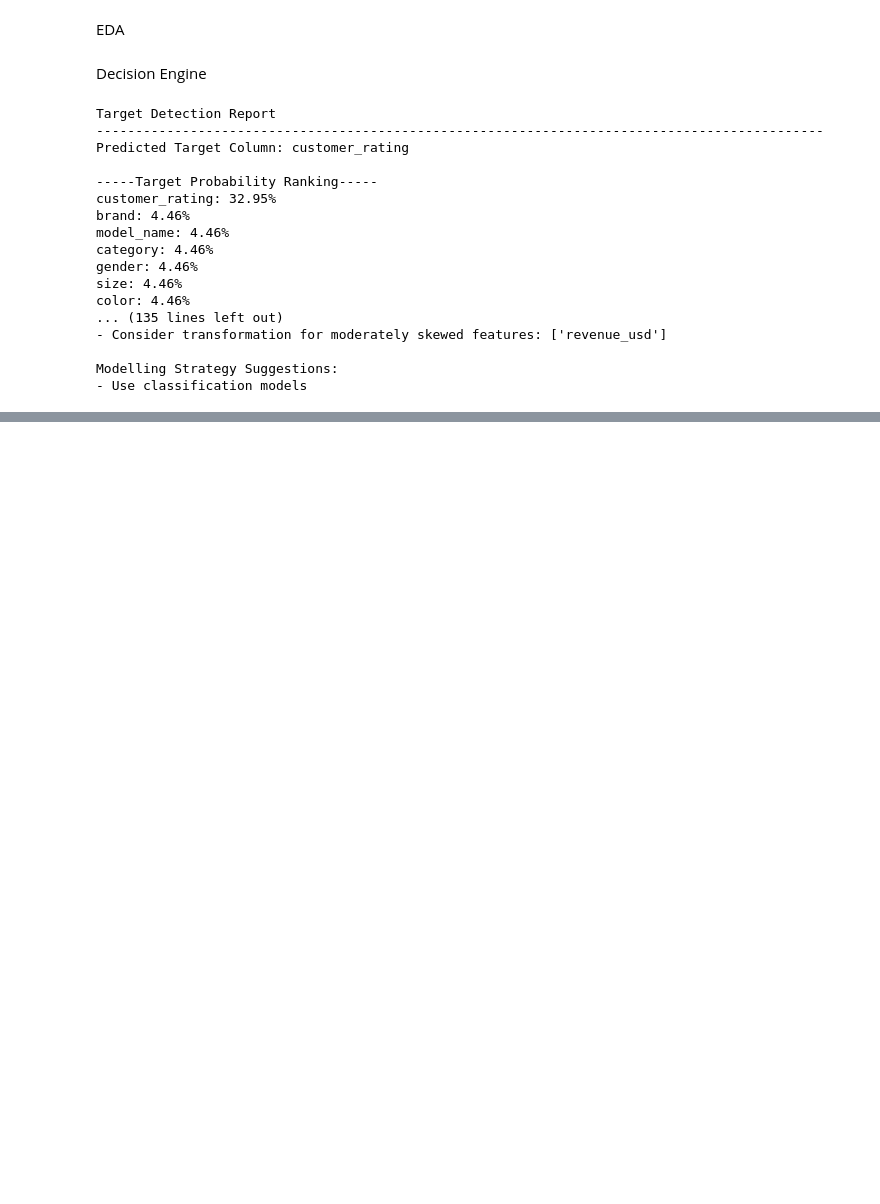
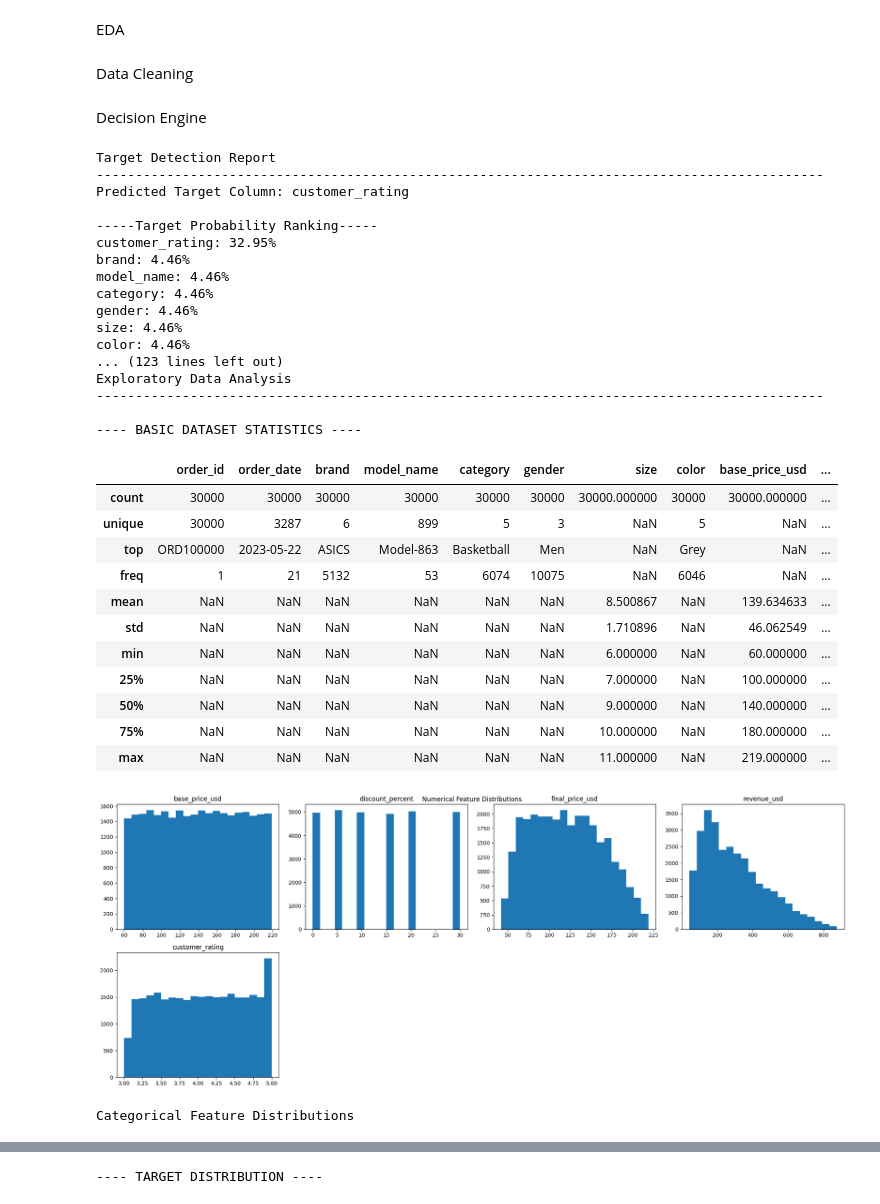
Before and after one commit to AniketDomadiya/offline-agentic-data-scientist, a Jupyter notebook: eda3.ipynb, the cells around one changed output, grey strips where cells are left out. Saved outputs shown, nothing was run; the diff lists cells and outputs as text; code cells hidden in the pictures; blank space fills up the shorter version.

```diff
--- a/eda3.ipynb
+++ b/eda3.ipynb
@@ -16,6 +16,11 @@ dataset_size_threshold = 500
 datetime_column_conversion_threshold = 0.8
 categorical_column_unique_ratio_threshold = 0.05
 categorical_column_value_range_threshold = 20
+missing_col_threshold_for_cleaning=0.40
+missing_row_threshold_for_cleaning=0.40
+high_cardinality_threshold_for_cleaning=50
+correlation_threshold_for_cleaning=0.90
+missing_target_col_threshold_for_cleaning=0.05
 # %%
 import pandas as pd
 from matplotlib import pyplot as plt
@@ -163,9 +170,6 @@ def explain_target_choice(target, scores):
 # %% [markdown]
 Signal Extraction
 # %%
-import warnings
-
-
 def extract_dataset_overview(df):
     return {
         "dataset_size": {"rows": int(df.shape[0]), "cols": int(df.shape[1])},
@@ -261,13 +265,6 @@ def extract_feature_types(df):
         "id_features": id_cols
     }
 
-# Because later your planner can reason like:
-# If global_missing_severity < 5%
-#   → Minor issue → Simple imputation
-# If 5%–20%
-#   → Moderate issue → Careful strategy needed
-# If > 30%
-#   → Severe → Possibly drop columns
 def extract_missing_signals(df):
     missing_percent = (df.isnull().sum() / len(df)) * 100
 
@@ -342,7 +339,6 @@ def extract_skewness_signals(df, numerical_cols, threshold=1.0):
         "moderately_skewed_features": moderately_skewed
     }
 
-
 def extract_outlier_signals(df, numerical_cols):
     outlier_cols = []
 
@@ -375,7 +371,6 @@ def extract_multicollinearity(df, numerical_cols):
         "highly_correlated_pairs": high_corr_pairs
     }
 
-
 def extract_dataset_signals(df):
     signals = {}
 
@@ -394,9 +389,10 @@ def extract_dataset_signals(df):
     signals.update(target_signals)
 
     # Imbalance
-    signals.update(
-        extract_imbalance_signals(df, signals["target_column"])
-    )
+    if signals["problem_type"] == "Classification":
+        signals.update(
+            extract_imbalance_signals(df, signals["target_column"])
+        )
 
     # Cardinality
     signals.update(
@@ -523,3 +582,5 @@ def generate_adaptive_eda(df, signals):
         elif problem_type == "Regression":
             regression_target_analysis(df, target)
             regression_feature_relationship(df, numerical_cols, target)
+# %% [markdown]
+Data Cleaning
@@ -561,7 +755,7 @@ def action_decision_engine(signals):
 
 
     # Imbalance Detection
-    if signals["imbalance_ratio"] is not None:
+    if signals["problem_type"] == "Classification" and signals["imbalance_ratio"] is not None:
         if signals["imbalance_ratio"] > imbalance_ratio_threshold:
             actions["risks"].append("Severe class imbalance detected")
             actions["modelling"].append("Use F1-score or balanced metrics")
@@ -603,7 +797,7 @@ def action_decision_engine(signals):
 
 def print_agent_knowledge(actions):
 
-    print("\n\nKnowledg Report")
+    print("\n\nDecision Report")
     print("---------------------------------------------------------------------------------------------")
 
     print("EDA Recommendations:")
@@ -633,31 +827,56 @@ def numpy_converter(obj):
 # %%
 df = pd.read_csv(data_path)
 
 signals = extract_dataset_signals(df)
 
 print("Dataset signals")
 print("---------------------------------------------------------------------------------------------")
 print(json.dumps(signals, indent=2, ensure_ascii=False, default=numpy_converter))
 
-# generate_adaptive_eda(df, signals)
+generate_adaptive_eda(df, signals)
+
+# Dataset cleaning
+cleaned_df, actions = decision_based_cleaning(
+    df,
+    target=signals["target_column"],
+    id_cols=signals["id_features"],
+    numerical_cols=signals["numerical_features"],
+    categorical_cols=signals["categorical_features"],
+    datetime_cols=signals["datetime_features"]
+)
+print_cleaning_actions(actions, cleaned_df)
 
 actions = action_decision_engine(signals)
 print_agent_knowledge(actions)
 # %% [output]
 Target Detection Report
 ---------------------------------------------------------------------------------------------
 Predicted Target Column: customer_rating
 
 -----Target Probability Ranking-----
 customer_rating: 32.95%
 brand: 4.46%
 model_name: 4.46%
 category: 4.46%
 gender: 4.46%
 size: 4.46%
 color: 4.46%
-... (135 lines left out)
-- Consider transformation for moderately skewed features: ['revenue_usd']
+... (123 lines left out)
+Exploratory Data Analysis
+---------------------------------------------------------------------------------------------
 
-Modelling Strategy Suggestions:
-- Use classification models
+---- BASIC DATASET STATISTICS ----
+|  | order_id | order_date | brand | model_name | category | gender | size | color | base_price_usd | ... |
+| count | 30000 | 30000 | 30000 | 30000 | 30000 | 30000 | 30000.000000 | 30000 | 30000.000000 | ... |
+| unique | 30000 | 3287 | 6 | 899 | 5 | 3 | NaN | 5 | NaN | ... |
+| top | ORD100000 | 2023-05-22 | ASICS | Model-863 | Basketball | Men | NaN | Grey | NaN | ... |
+| freq | 1 | 21 | 5132 | 53 | 6074 | 10075 | NaN | 6046 | NaN | ... |
+| mean | NaN | NaN | NaN | NaN | NaN | NaN | 8.500867 | NaN | 139.634633 | ... |
+| std | NaN | NaN | NaN | NaN | NaN | NaN | 1.710896 | NaN | 46.062549 | ... |
+| min | NaN | NaN | NaN | NaN | NaN | NaN | 6.000000 | NaN | 60.000000 | ... |
+| 25% | NaN | NaN | NaN | NaN | NaN | NaN | 7.000000 | NaN | 100.000000 | ... |
+| 50% | NaN | NaN | NaN | NaN | NaN | NaN | 9.000000 | NaN | 140.000000 | ... |
+| 75% | NaN | NaN | NaN | NaN | NaN | NaN | 10.000000 | NaN | 180.000000 | ... |
+| max | NaN | NaN | NaN | NaN | NaN | NaN | 11.000000 | NaN | 219.000000 | ... |
+[figure, added]
+Categorical Feature Distributions
@@ -663,0 +885 @@ Modelling Strategy Suggestions:
+---- TARGET DISTRIBUTION ----
```
Also changed, not shown: parts of 4 cells of this notebook.
